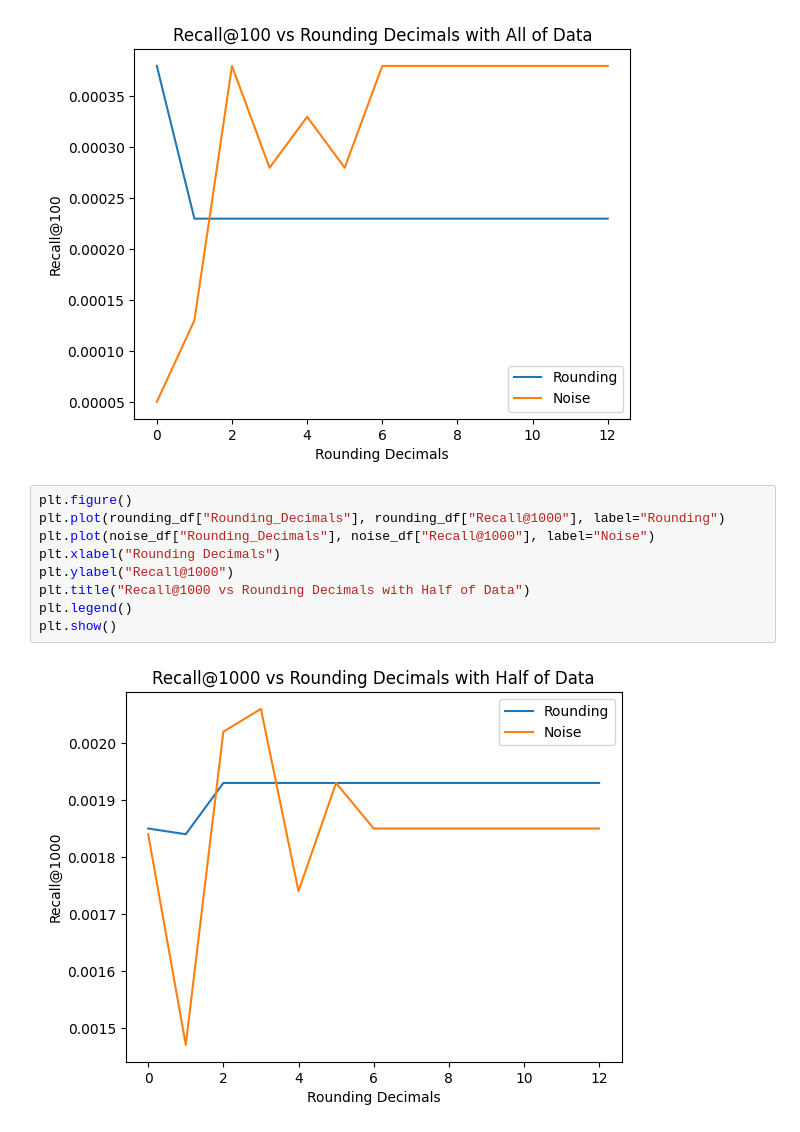
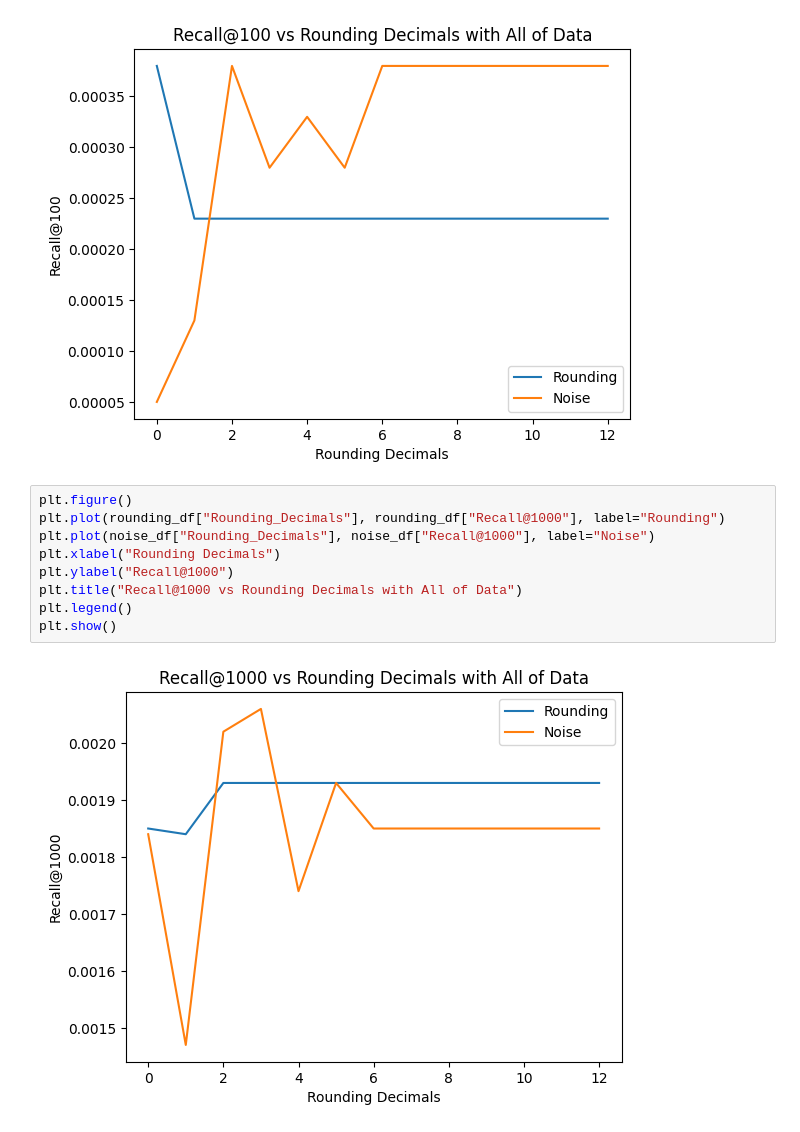
Before and after one commit to tobinsouth/PSIKnowledgeMatching, a Jupyter notebook: knowledge_matching/results/quora/plots.ipynb, the cells around one changed output. Drawn from its saved outputs; the diff is of its cells as text.

```diff
--- a/knowledge_matching/results/plots.ipynb
+++ b/knowledge_matching/results/quora/plots.ipynb
@@ -77,11 +111,11 @@ plt.show()
 # %%
 plt.figure()
 plt.plot(rounding_df["Rounding_Decimals"], rounding_df["Recall@1000"], label="Rounding")
 plt.plot(noise_df["Rounding_Decimals"], noise_df["Recall@1000"], label="Noise")
 plt.xlabel("Rounding Decimals")
 plt.ylabel("Recall@1000")
-plt.title("Recall@1000 vs Rounding Decimals with Half of Data")
+plt.title("Recall@1000 vs Rounding Decimals with All of Data")
 plt.legend()
 plt.show()
 # %% [output]
-[figure, old version]
+[figure, new version]
```
Also changed, not shown: parts of 2 cells of this notebook, 12 other files.
